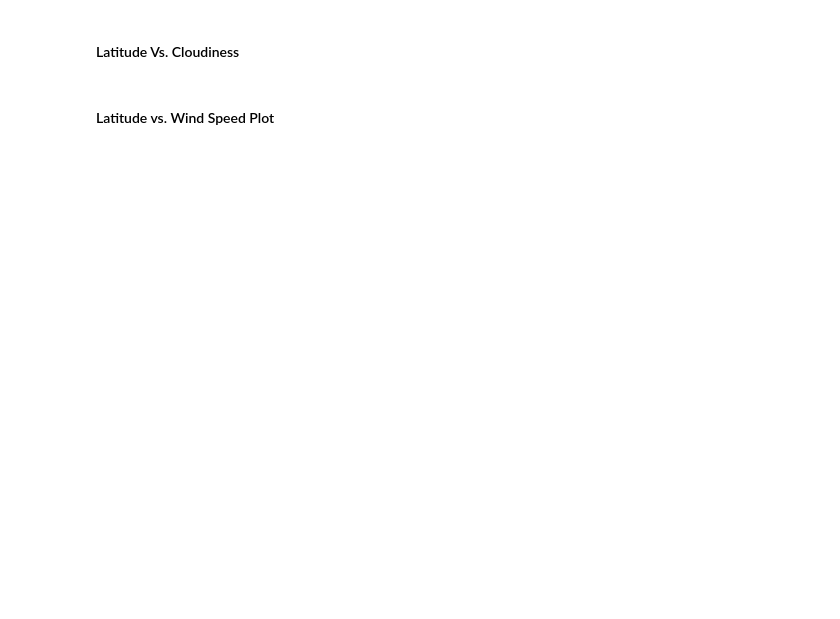
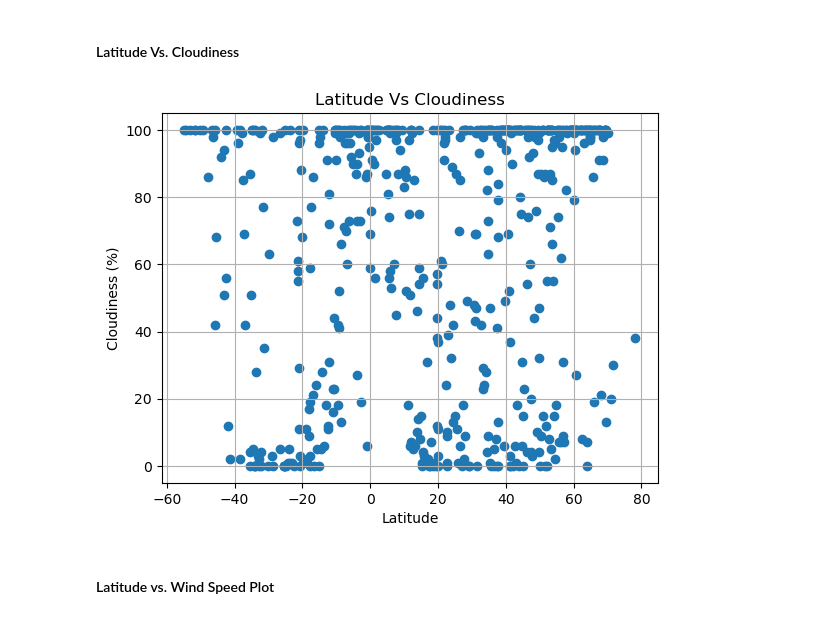
Before and after one commit to Rock2638/python-api-challenge, a Jupyter notebook: WeatherPy/WeatherPy.ipynb, the cells around one changed output. Drawn from its saved outputs; the diff is of its cells as text; code cells hidden in the pictures; blank space fills up the shorter version.

```diff
--- a/WeatherPy/WeatherPy.ipynb
+++ b/WeatherPy/WeatherPy.ipynb
@@ -192,16 +248,21 @@ plt.show()
 #### Latitude Vs. Cloudiness
 # %%
 # Build the scatter plots for latitude vs. cloudiness
-# YOUR CODE HERE
+plt.scatter(city_data_df["Lat"], city_data_df["Cloudiness"], marker="o")
 
 # Incorporate the other graph properties
-# YOUR CODE HERE
+plt.title("Latitude Vs Cloudiness")
+plt.ylabel("Cloudiness (%)")
+plt.xlabel("Latitude")
+plt.grid(True)
 
 # Save the figure
 plt.savefig("output_data/Fig3.png")
 
 # Show plot
 plt.show()
+# %% [output]
+[figure, added]
 # %% [markdown]
 #### Latitude vs. Wind Speed Plot
 # %%
```
Also changed, not shown: parts of 26 cells of this notebook, 10 other files.
